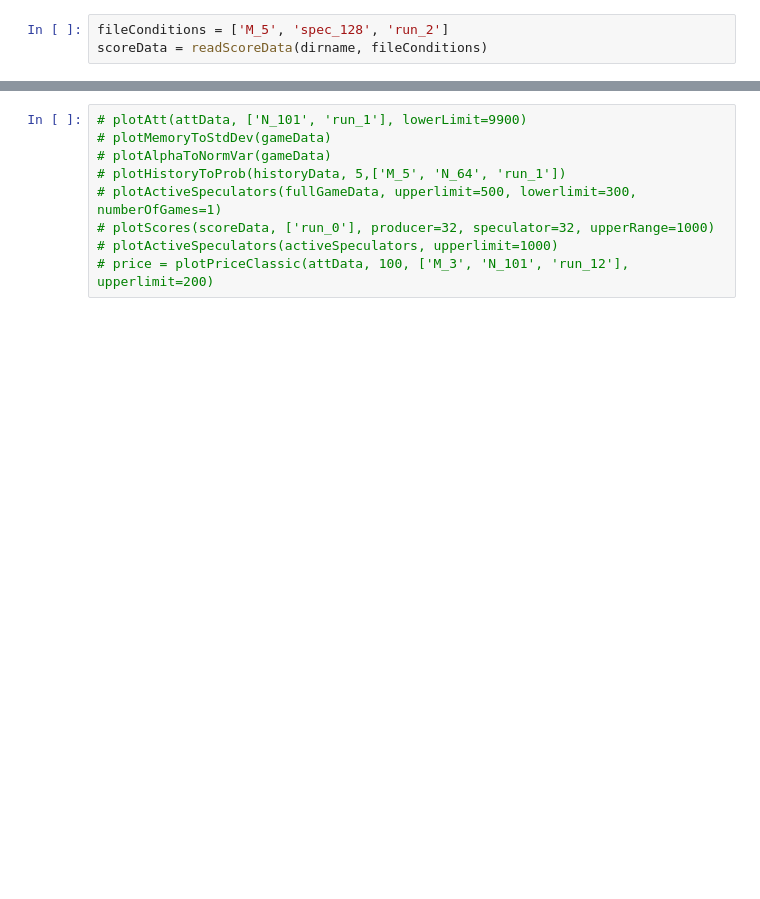
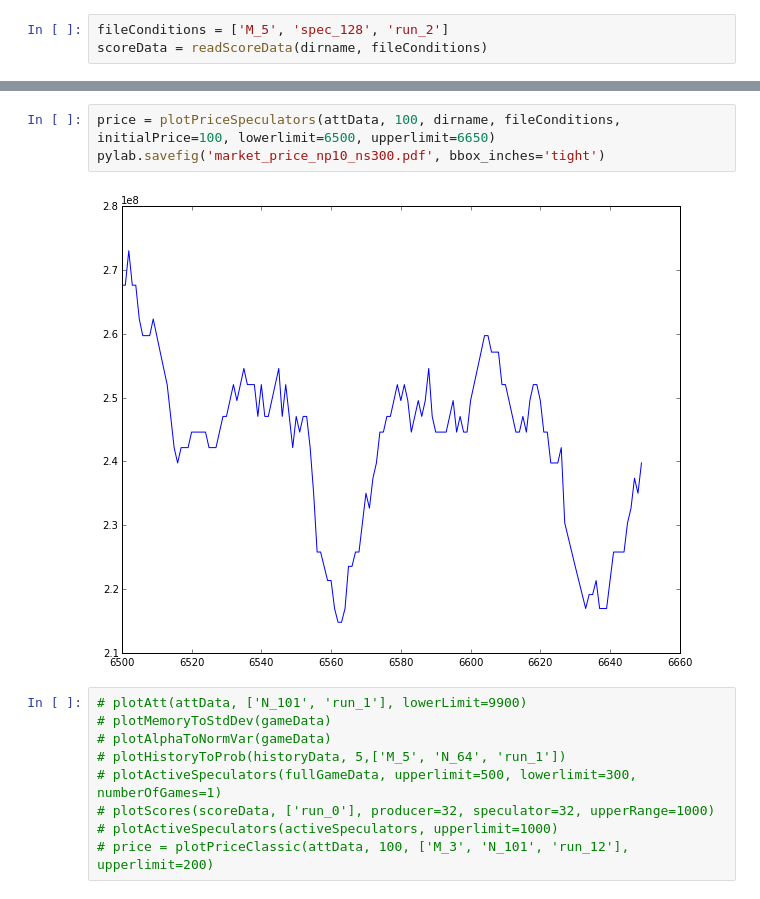
Before and after one commit to sandromehic/mingam, a Jupyter notebook: analysis/analisys.ipynb, the cells around one changed output, grey strips where cells are left out. Cells and saved outputs as stored; diff of their text form; blank space fills up the shorter version.

```diff
--- a/analysis/analisys.ipynb
+++ b/analysis/analisys.ipynb
@@ -266,3 +318,8 @@ activeSpeculators = calculateActiveSpeculators(fullGameData)
+# %%
+price = plotPriceSpeculators(attData, 100, dirname, fileConditions, initialPrice=100, lowerlimit=6500, upperlimit=6650)
+pylab.savefig('market_price_np10_ns300.pdf', bbox_inches='tight')
+# %% [output]
+[figure, added]
 # %%
 # plotAtt(attData, ['N_101', 'run_1'], lowerLimit=9900)
 # plotMemoryToStdDev(gameData)
```
Also changed, not shown: parts of 9 cells of this notebook, 17 other files.
